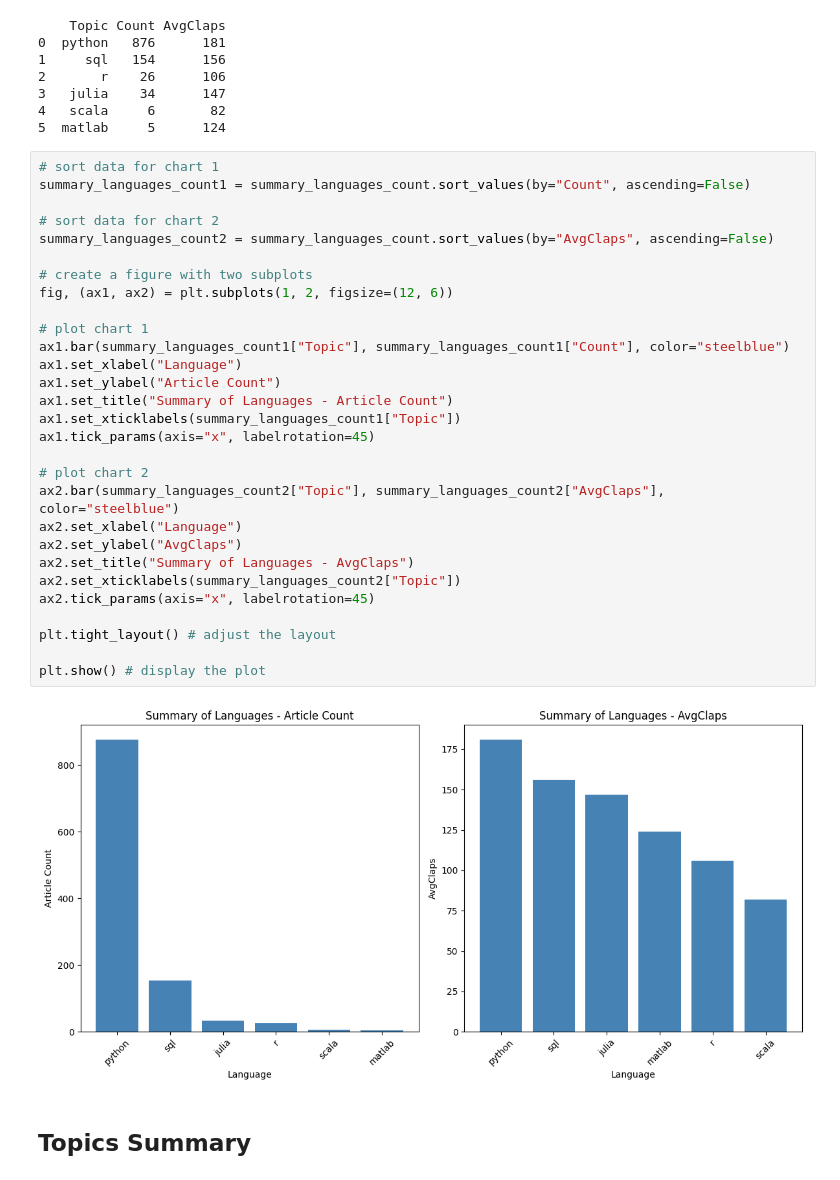
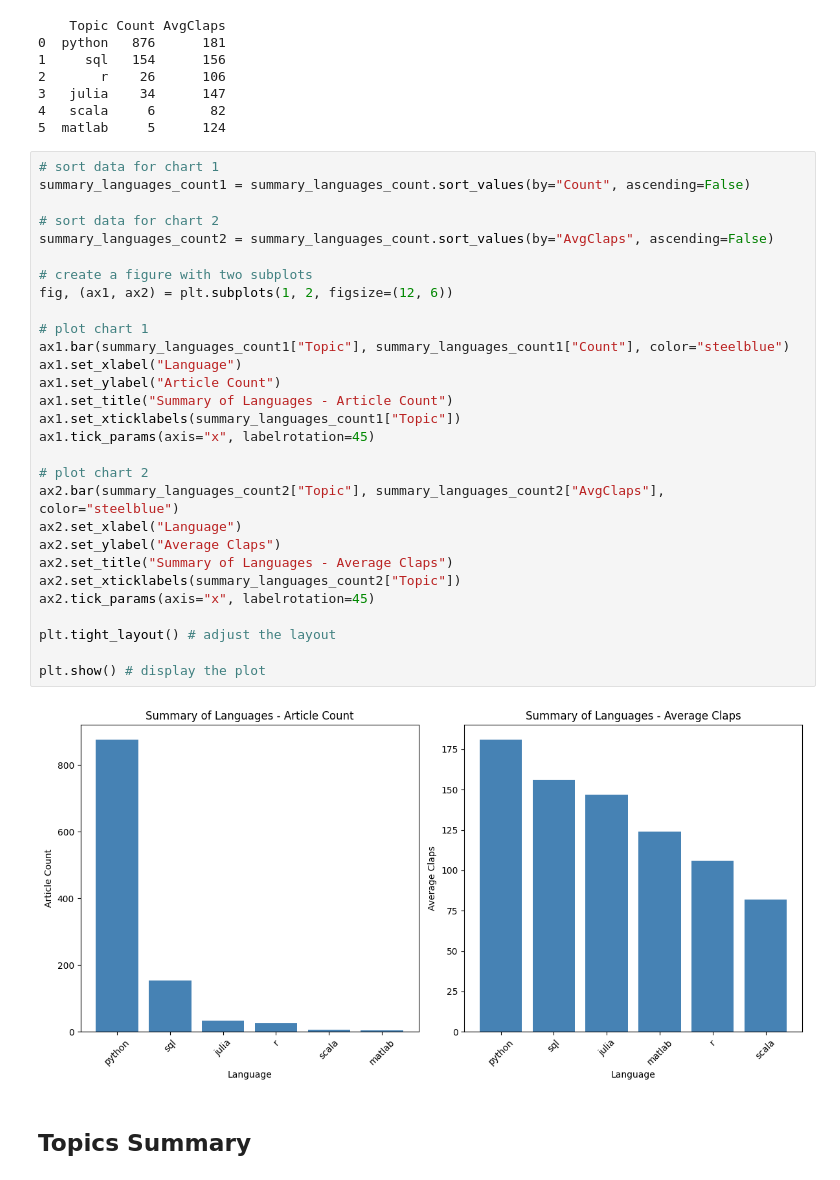
Before and after one commit to thisisgurpal/medium-ds-article-analysis, a Jupyter notebook: main.ipynb, the cells around one changed output. Saved outputs shown, nothing was run; the diff lists cells and outputs as text.

```diff
--- a/main.ipynb
+++ b/main.ipynb
@@ -153,34 +153,34 @@ print(summary_languages_count)
 # %%
 # sort data for chart 1
 summary_languages_count1 = summary_languages_count.sort_values(by="Count", ascending=False)
 
 # sort data for chart 2
 summary_languages_count2 = summary_languages_count.sort_values(by="AvgClaps", ascending=False)
 
 # create a figure with two subplots
 fig, (ax1, ax2) = plt.subplots(1, 2, figsize=(12, 6))
 
 # plot chart 1
 ax1.bar(summary_languages_count1["Topic"], summary_languages_count1["Count"], color="steelblue")
 ax1.set_xlabel("Language")
 ax1.set_ylabel("Article Count")
 ax1.set_title("Summary of Languages - Article Count")
 ax1.set_xticklabels(summary_languages_count1["Topic"])
 ax1.tick_params(axis="x", labelrotation=45)
 
 # plot chart 2
 ax2.bar(summary_languages_count2["Topic"], summary_languages_count2["AvgClaps"], color="steelblue")
 ax2.set_xlabel("Language")
-ax2.set_ylabel("AvgClaps")
-ax2.set_title("Summary of Languages - AvgClaps")
+ax2.set_ylabel("Average Claps")
+ax2.set_title("Summary of Languages - Average Claps")
 ax2.set_xticklabels(summary_languages_count2["Topic"])
 ax2.tick_params(axis="x", labelrotation=45)
 
 plt.tight_layout() # adjust the layout
 
 plt.show() # display the plot
 # %% [output]
-[figure, old version]
+[figure, new version]
 # %% [markdown]
 ## Topics Summary
 # %%
```
Also changed, not shown: parts of 2 cells of this notebook.
